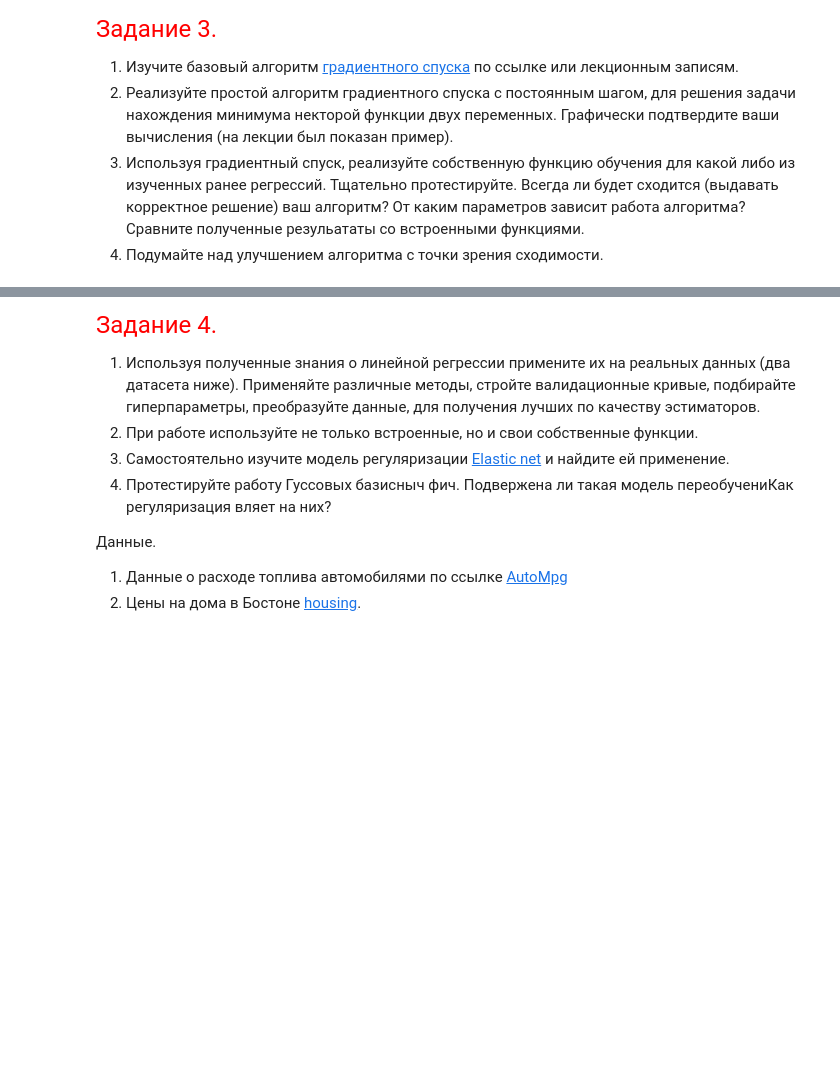
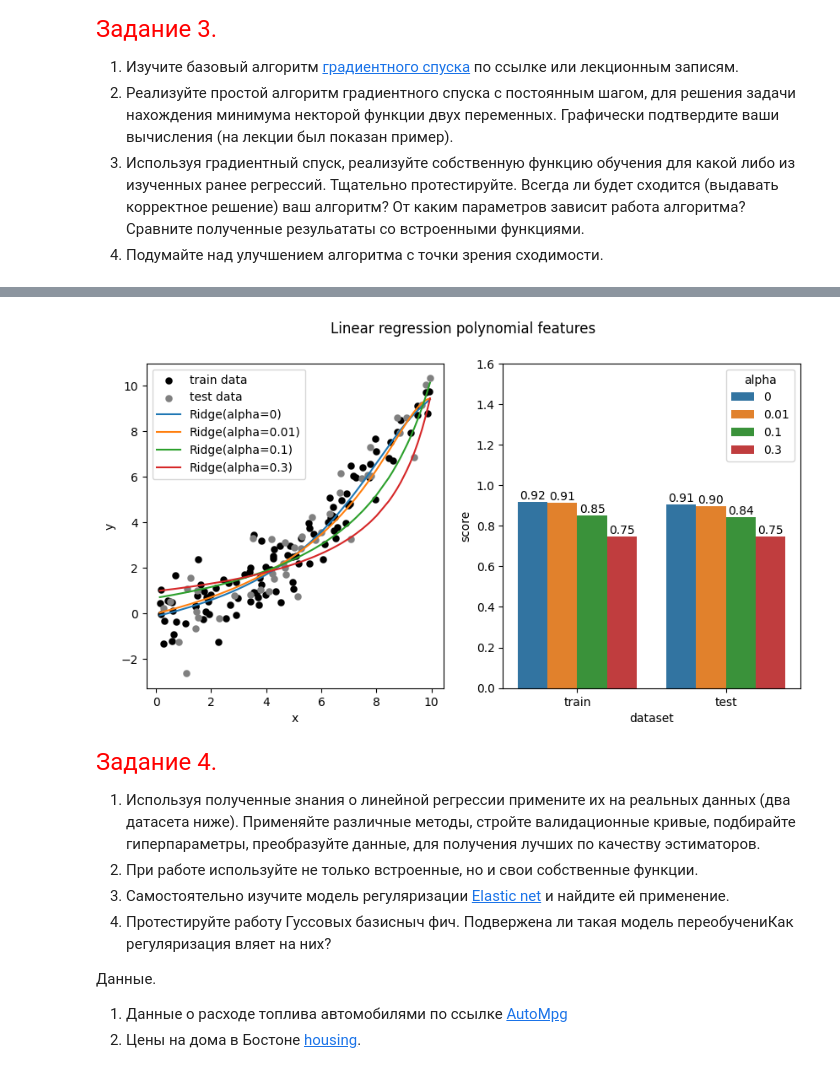
Before and after one commit to Dragoh54/MachineLearning-Labs, a Jupyter notebook: lab3/2024_ML_LR3_MACS.ipynb, the cells around one changed output, grey strips where cells are left out. Cells and saved outputs as stored; diff of their text form; code cells hidden in the pictures; blank space fills up the shorter version.

```diff
--- a/lab3/2024_ML_LR3_MACS.ipynb
+++ b/lab3/2024_ML_LR3_MACS.ipynb
@@ -497,3 +657,67 @@ plt.show()
+# %%
+class LinearRegressionGD:
+    def __init__(self, loss: BaseLoss, lr: float = 0.1) -> None:
+        self.loss = loss
+        self.lr = lr
+
+    def fit(self, X: np.ndarray, y: np.ndarray):
+        X, y = np.asarray(X), np.asarray(y)
+        X = np.hstack([X, np.ones((X.shape[0], 1))])
+        w_init = np.random.uniform(-2, 2, (X.shape[-1]))
+
+        self.w = gradient_descent(w_init, X, y, self.loss, self.lr, 1000)[-1]
+
+        return self
+
+    def predict(self, X: np.ndarray) -> np.ndarray:
+        assert hasattr(self, "w"), "Linear regression must be fitted first"
+
+        X = np.hstack([X, np.ones((X.shape[0], 1))])
+        return X @ self.w
+# %%
+x, y = generate_x_squared()
+x_train, x_test, y_train, y_test = train_test_split(x, y, test_size=0.3, random_state=RANDOM_STATE)
+
+alphas = [0, 0.01, 0.1, 0.3]
+
+df_scores = pd.DataFrame(columns=['alpha', 'dataset', 'score'])
+models = []
+
+for alpha in alphas:
+    base_model = LinearRegressionGD(MSEL2Loss(alpha), 0.1)
+    model = make_pipeline(PolynomialFeatures(degree=20), MinMaxScaler(), base_model)
+    model.fit(x_train[:,np.newaxis], y_train)
+    models.append(model)
+    y_pred = model.predict(x_test[:,np.newaxis])
+    y_pred_train = model.predict(x_train[:, np.newaxis])
+    df_scores.loc[len(df_scores.index)] = [str(alpha), 'train', r2_score(y_train, y_pred_train)]
+    df_scores.loc[len(df_scores.index)] = [str(alpha), 'test', r2_score(y_test, y_pred)]
+
+
+fig, (ax1, ax2) = plt.subplots(1, 2, figsize=(10, 5))
+fig.suptitle('Linear regression polynomial features')
+
+ax1.set_xlabel('x')
+ax1.set_ylabel('y')
+
+ax1.scatter(x_train, y_train, linewidths=0.1, label='train data', color='black')
+ax1.scatter(x_test, y_test, linewidths=0.1, label='test data', color='grey')
+
+for model, alpha in zip(models, alphas):
+    xy = dict(sorted(zip(x, model.predict(x[:,np.newaxis])), key = lambda o: o[0]))
+    x_sorted, y_sorted = xy.keys(), xy.values()
+    ax1.plot(x_sorted, y_sorted, label=f'Ridge({alpha=})')
+
+ax1.legend()
+
+
+ax2 = sns.barplot(df_scores, x="dataset", y="score", hue="alpha")
+ax2.set_ylim(top=1.6)
+for cont in ax2.containers:
+    ax2.bar_label(cont, fontsize=10, fmt='{:,.2f}')
+plt.show()
+# %% [output]
+[figure, added]
 # %% [markdown]
 <font color = 'red' size = 5>Задание 4. </font>
 
```
Also changed, not shown: parts of 6 cells of this notebook.
